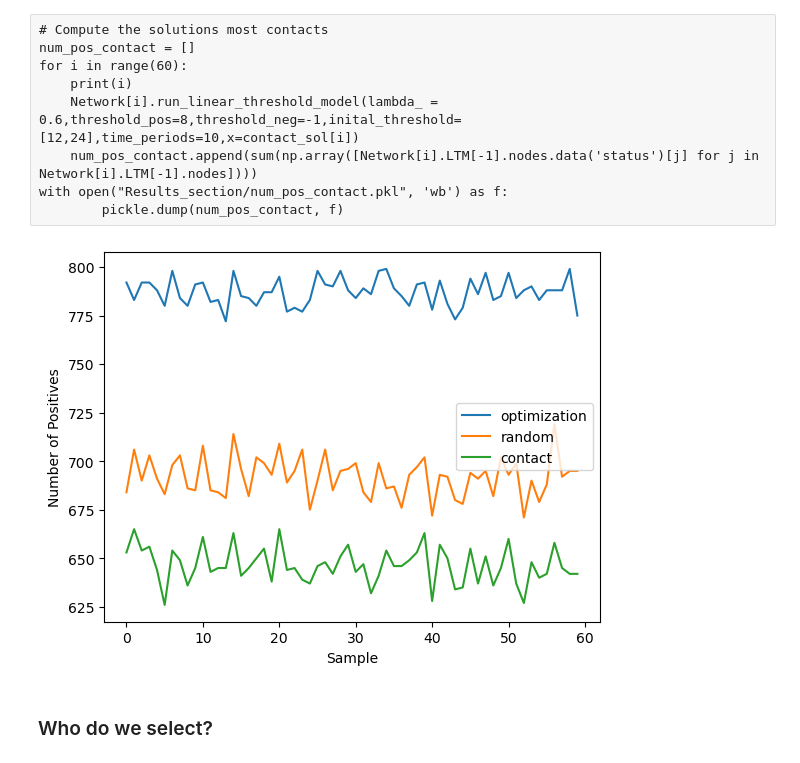
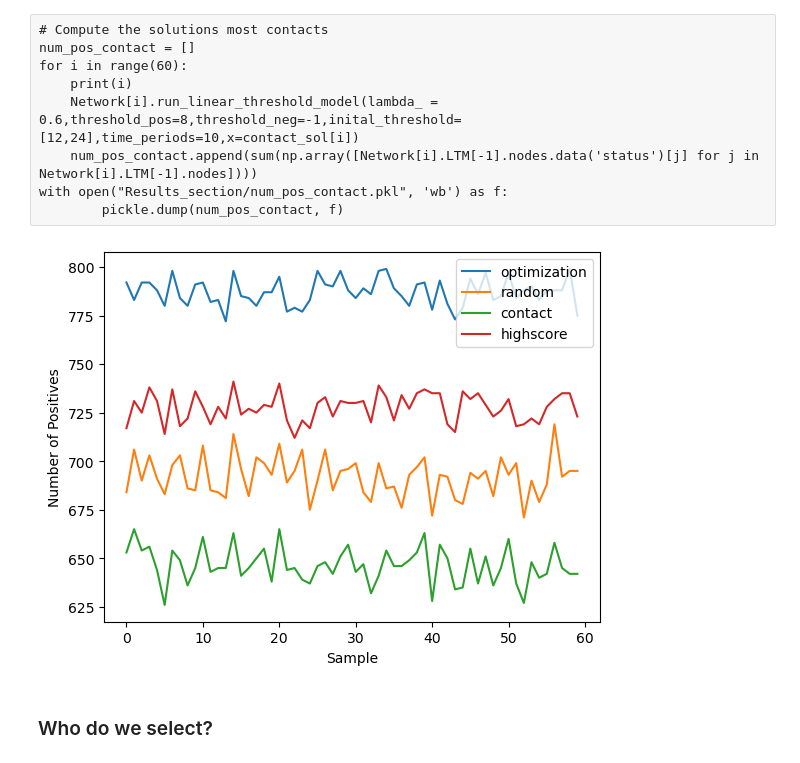
Before and after one commit to suyanpengzhang/HPV-Network, a Jupyter notebook: HPV--Optimization Result--Paper.ipynb, the cells around one changed output. Saved outputs shown, nothing was run; the diff lists cells and outputs as text; code cells hidden in the pictures.

```diff
--- a/HPV--Optimization Result--Paper.ipynb
+++ b/HPV--Optimization Result--Paper.ipynb
@@ -49,3 +70,6 @@ with open("Results_section/num_pos_optimization.pkl", "rb") as file:
+# %%
+with open("Results_section/num_pos_highscore.pkl", "rb") as file:
+    num_pos_highscore = pickle.load(file)
 # %%
 # generate random solutions
 random_sol = []
@@ -94,13 +118,14 @@ diff2 = [num_pos_optimization[i]-num_pos_contact[i] for i in range(60)]
 # %%
 plt.plot(num_pos_optimization,label='optimization')
 plt.plot(num_pos_random,label='random')
 plt.plot(num_pos_contact,label='contact')
+plt.plot(num_pos_highscore,label='highscore')
 plt.legend()
 plt.xlabel('Sample')
 plt.ylabel('Number of Positives')
 plt.show()
 # %% [output]
-[figure, old version]
+[figure, new version]
 # %% [markdown]
 ### Who do we select?
 # %%
```
Also changed, not shown: parts of 7 cells of this notebook, 3 other files.
